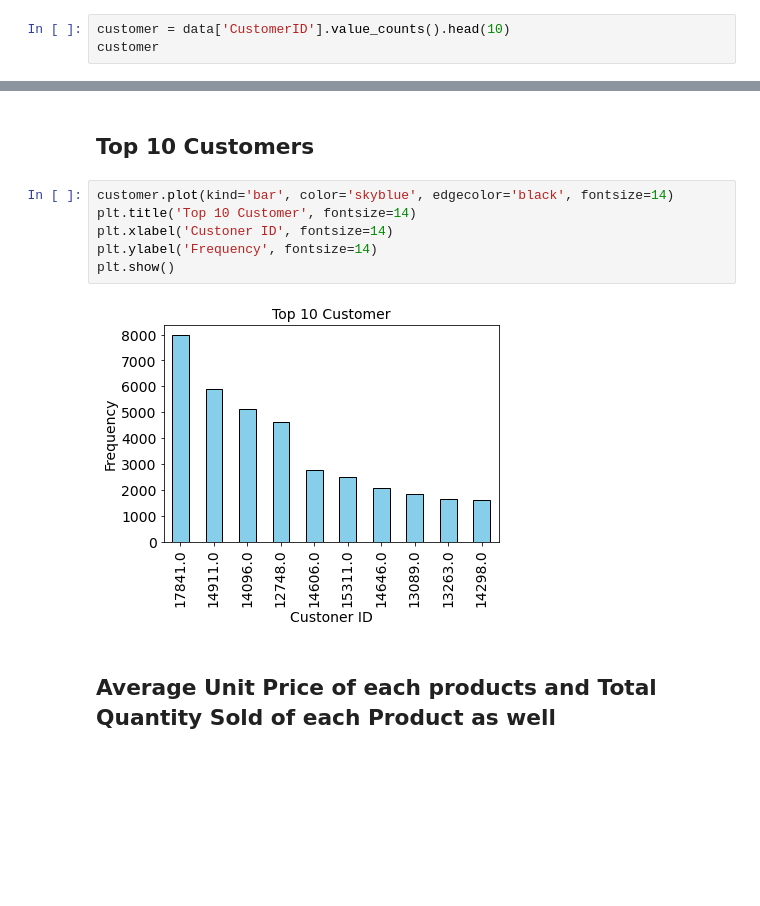
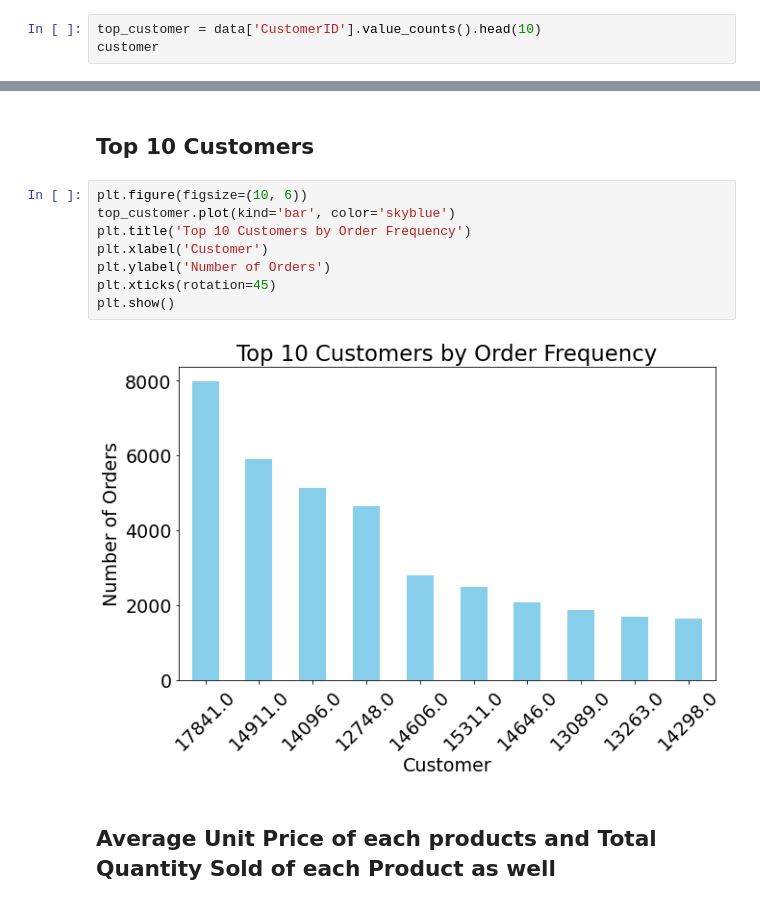
Before and after one commit to Seek-Techs/Online_Sales_Retail, a Jupyter notebook: sales_retail.ipynb, the cells around one changed output, grey strips where cells are left out. Cells and saved outputs as stored; diff of their text form; blank space fills up the shorter version.

```diff
--- a/sales_retail.ipynb
+++ b/sales_retail.ipynb
@@ -219,5 +301,5 @@ Number of Customer: 4372
 # %%
-customer = data['CustomerID'].value_counts().head(10)
+top_customer = data['CustomerID'].value_counts().head(10)
 customer
 # %% [output]
 CustomerID
@@ -235,13 +317,15 @@ Name: count, dtype: int64
 # %% [markdown]
 ## Top 10 Customers
 # %%
-customer.plot(kind='bar', color='skyblue', edgecolor='black', fontsize=14)
-plt.title('Top 10 Customer', fontsize=14)
-plt.xlabel('Custoner ID', fontsize=14)
-plt.ylabel('Frequency', fontsize=14)
+plt.figure(figsize=(10, 6))
+top_customer.plot(kind='bar', color='skyblue')
+plt.title('Top 10 Customers by Order Frequency')
+plt.xlabel('Customer')
+plt.ylabel('Number of Orders')
+plt.xticks(rotation=45)
 plt.show()
 # %% [output]
-[figure, old version]
+[figure, new version]
 # %% [markdown]
 ## Average Unit Price of each products and Total Quantity Sold of each Product as well
 # %%
```
Also changed, not shown: parts of 8 cells of this notebook, 1 other file.
